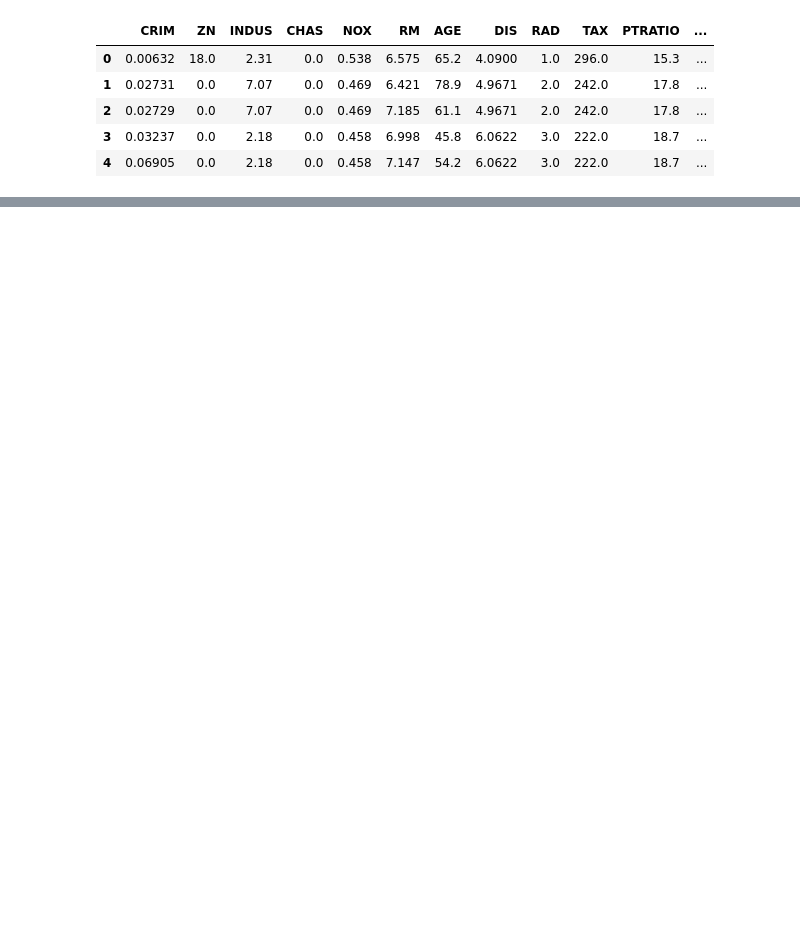
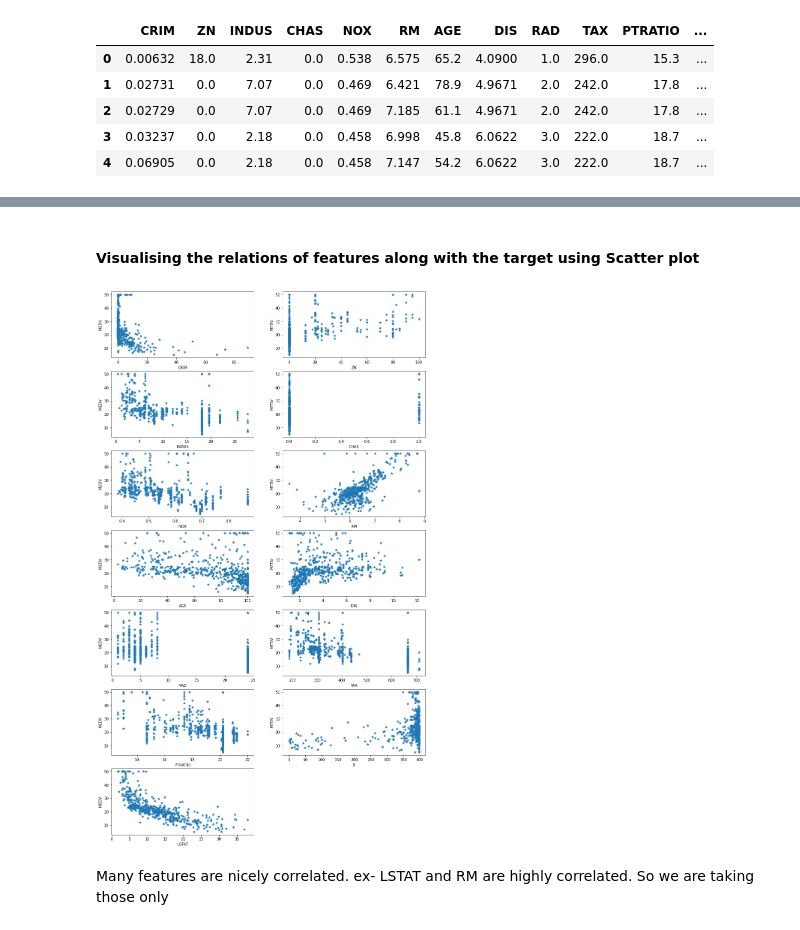
Before and after one commit to sambit221/ML-DL-NLP-OpenCV-Projects, a Jupyter notebook: boston-housing-price-prediction/Boston housing price prediction.ipynb, the cells around one changed output, grey strips where cells are left out. Drawn from its saved outputs; the diff is of its cells as text; code cells hidden in the pictures; blank space fills up the shorter version.

```diff
--- a/boston-housing-price-prediction/Boston housing price prediction.ipynb
+++ b/boston-housing-price-prediction/Boston housing price prediction.ipynb
@@ -106,11 +24,0 @@ sns.heatmap(data=correlation_matrix, annot=True) # annot = True to print the val
-# %%
-plt.figure(figsize=(15, 50)) # setting size of the figure to be ploted
-features = df.feature_names
-target = df.target
-for i, col in enumerate(features):
-    plt.subplot(len(features),2,i+1)
-    x = boston[col]
-    y = target
-    plt.scatter(x, y, marker='o')
-    plt.xlabel(col)
-    plt.ylabel('MEDV')
@@ -233,0 +57,18 @@ X
+# %% [markdown]
+#### Visualising the relations of features along with the target using Scatter plot
+# %%
+plt.figure(figsize=(15,50)) # setting size of figure to be plotted
+features = df.feature_names
+target = df.target
+
+for i,col in enumerate(features):
+    plt.subplot(len(features),2,i+1)
+    x = boston[col]
+    y = target
+    plt.scatter(x,y,marker='*')
+    plt.xlabel(col)
+    plt.ylabel('MEDV')
+# %% [output]
+[figure, added]
+# %% [markdown]
+Many features are nicely correlated. ex- LSTAT and RM are highly correlated. So we are taking those only
```
Also changed, not shown: parts of 43 cells of this notebook.
